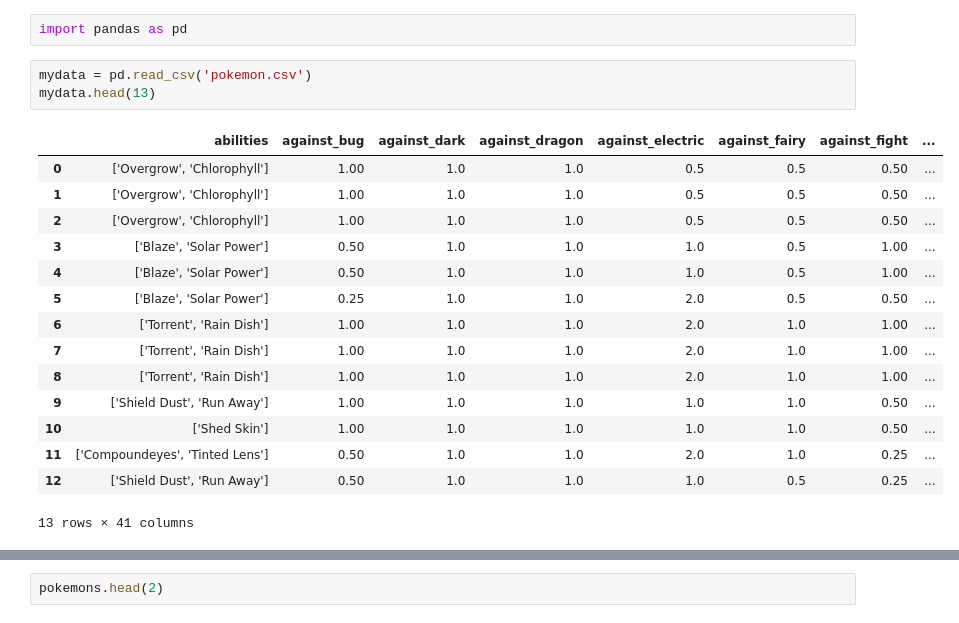
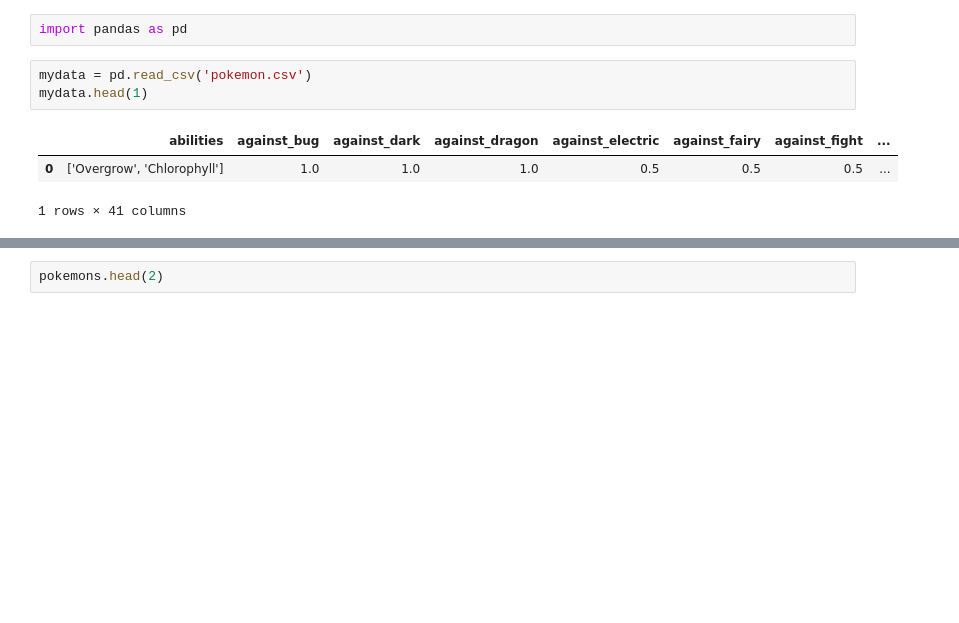
Before and after one commit to hamarrer-su/PokeDex, a Jupyter notebook: PokeDex.ipynb, the cells around one changed output, grey strips where cells are left out. Saved outputs shown, nothing was run; the diff lists cells and outputs as text; blank space fills up the shorter version.

```diff
--- a/PokeDex.ipynb
+++ b/PokeDex.ipynb
@@ -14,20 +14,8 @@ Algorith:
 import pandas as pd
 # %%
 mydata = pd.read_csv('pokemon.csv')
-mydata.head(13)
+mydata.head(1)
 # %% [output]
 |  | abilities | against_bug | against_dark | against_dragon | against_electric | against_fairy | against_fight | ... |
-| 0 | ['Overgrow', 'Chlorophyll'] | 1.00 | 1.0 | 1.0 | 0.5 | 0.5 | 0.50 | ... |
-| 1 | ['Overgrow', 'Chlorophyll'] | 1.00 | 1.0 | 1.0 | 0.5 | 0.5 | 0.50 | ... |
-| 2 | ['Overgrow', 'Chlorophyll'] | 1.00 | 1.0 | 1.0 | 0.5 | 0.5 | 0.50 | ... |
-| 3 | ['Blaze', 'Solar Power'] | 0.50 | 1.0 | 1.0 | 1.0 | 0.5 | 1.00 | ... |
-| 4 | ['Blaze', 'Solar Power'] | 0.50 | 1.0 | 1.0 | 1.0 | 0.5 | 1.00 | ... |
-| 5 | ['Blaze', 'Solar Power'] | 0.25 | 1.0 | 1.0 | 2.0 | 0.5 | 0.50 | ... |
-| 6 | ['Torrent', 'Rain Dish'] | 1.00 | 1.0 | 1.0 | 2.0 | 1.0 | 1.00 | ... |
-| 7 | ['Torrent', 'Rain Dish'] | 1.00 | 1.0 | 1.0 | 2.0 | 1.0 | 1.00 | ... |
-| 8 | ['Torrent', 'Rain Dish'] | 1.00 | 1.0 | 1.0 | 2.0 | 1.0 | 1.00 | ... |
-| 9 | ['Shield Dust', 'Run Away'] | 1.00 | 1.0 | 1.0 | 1.0 | 1.0 | 0.50 | ... |
-| 10 | ['Shed Skin'] | 1.00 | 1.0 | 1.0 | 1.0 | 1.0 | 0.50 | ... |
-| 11 | ['Compoundeyes', 'Tinted Lens'] | 0.50 | 1.0 | 1.0 | 2.0 | 1.0 | 0.25 | ... |
-| 12 | ['Shield Dust', 'Run Away'] | 0.50 | 1.0 | 1.0 | 1.0 | 0.5 | 0.25 | ... |
+| 0 | ['Overgrow', 'Chlorophyll'] | 1.0 | 1.0 | 1.0 | 0.5 | 0.5 | 0.5 | ... |
-13 rows × 41 columns
+1 rows × 41 columns
```
Also changed, not shown: parts of 8 cells of this notebook.
